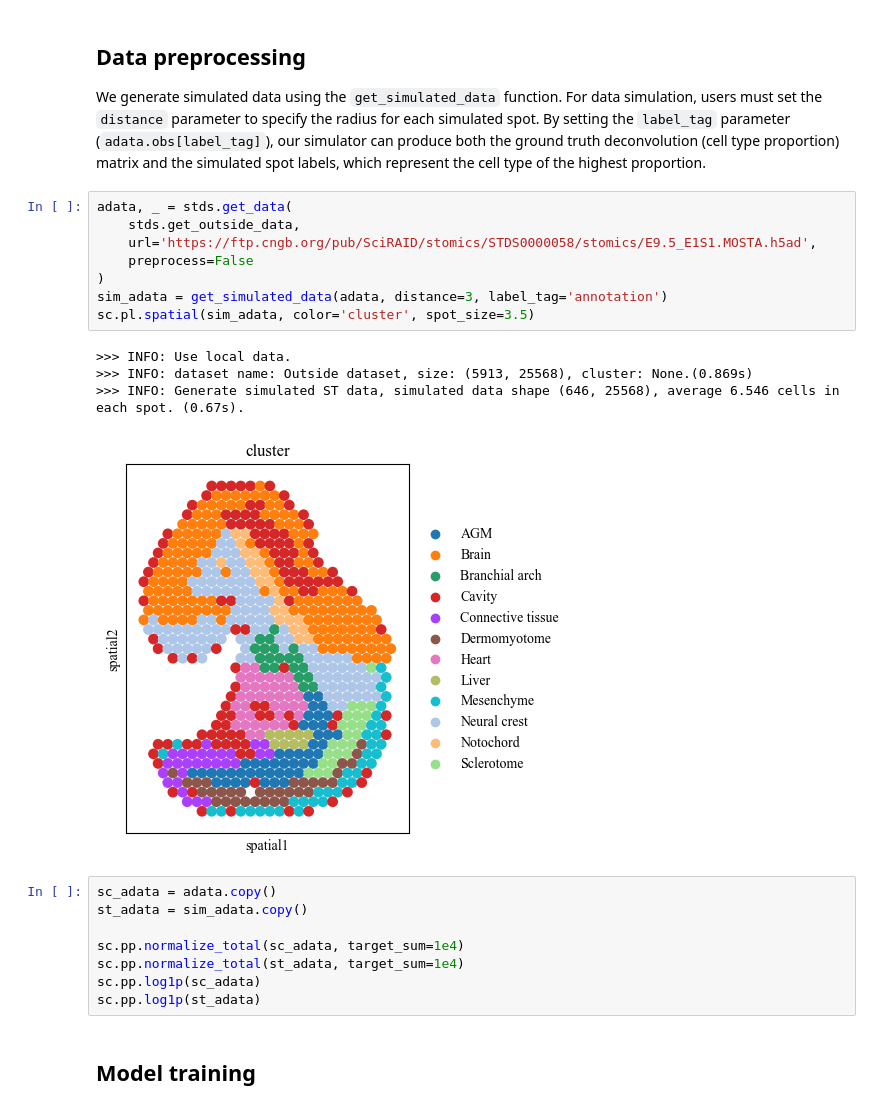
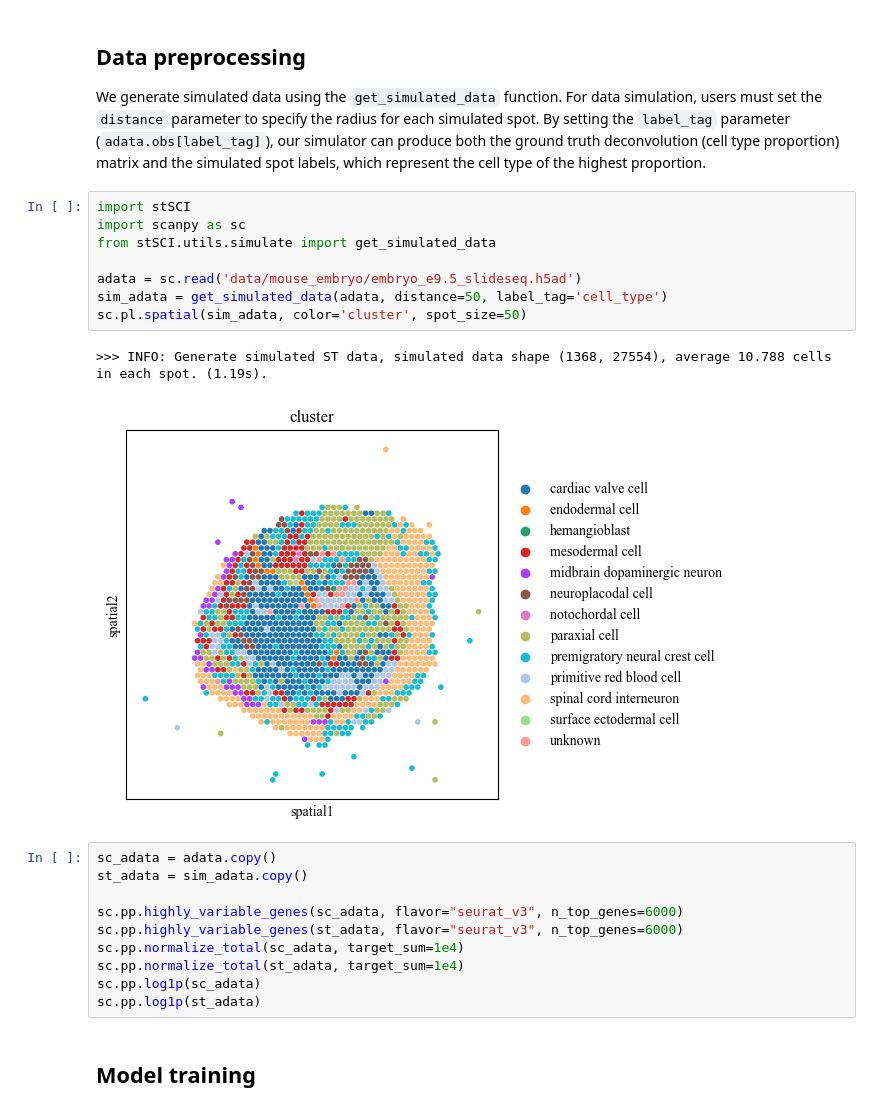
Before and after one commit to hannshu/stSCI, a Jupyter notebook: docs/source/section3_deconvolution_sim.ipynb, the cells around one changed output. Saved outputs shown, nothing was run; the diff lists cells and outputs as text.

```diff
--- a/docs/source/section3_deconvolution_sim.ipynb
+++ b/docs/source/section3_deconvolution_sim.ipynb
@@ -10,23 +4,23 @@ from stSCI.utils.plot import plot_deconvolution
 ## Data preprocessing
 
 We generate simulated data using the `get_simulated_data` function. For data simulation, users must set the `distance` parameter to specify the radius for each simulated spot. By setting the `label_tag` parameter (`adata.obs[label_tag]`), our simulator can produce both the ground truth deconvolution (cell type proportion) matrix and the simulated spot labels, which represent the cell type of the highest proportion.
-# %%
-adata, _ = stds.get_data(
-    stds.get_outside_data,
-    url='https://ftp.cngb.org/pub/SciRAID/stomics/STDS0000058/stomics/E9.5_E1S1.MOSTA.h5ad',
-    preprocess=False
-)
-sim_adata = get_simulated_data(adata, distance=3, label_tag='annotation')
-sc.pl.spatial(sim_adata, color='cluster', spot_size=3.5)
-# %% [output]
->>> INFO: Use local data.
->>> INFO: dataset name: Outside dataset, size: (5913, 25568), cluster: None.(0.869s)
->>> INFO: Generate simulated ST data, simulated data shape (646, 25568), average 6.546 cells in each spot. (0.67s).
-[figure, removed]
+# %%
+import stSCI
+import scanpy as sc
+from stSCI.utils.simulate import get_simulated_data
+
+adata = sc.read('data/mouse_embryo/embryo_e9.5_slideseq.h5ad')
+sim_adata = get_simulated_data(adata, distance=50, label_tag='cell_type')
+sc.pl.spatial(sim_adata, color='cluster', spot_size=50)
+# %% [output]
+>>> INFO: Generate simulated ST data, simulated data shape (1368, 27554), average 10.788 cells in each spot. (1.19s).
+[figure, added]
 # %%
 sc_adata = adata.copy()
 st_adata = sim_adata.copy()
 
+sc.pp.highly_variable_genes(sc_adata, flavor="seurat_v3", n_top_genes=6000)
+sc.pp.highly_variable_genes(st_adata, flavor="seurat_v3", n_top_genes=6000)
 sc.pp.normalize_total(sc_adata, target_sum=1e4)
 sc.pp.normalize_total(st_adata, target_sum=1e4)
 sc.pp.log1p(sc_adata)
```
Also changed, not shown: parts of 7 cells of this notebook, 10 other files.
